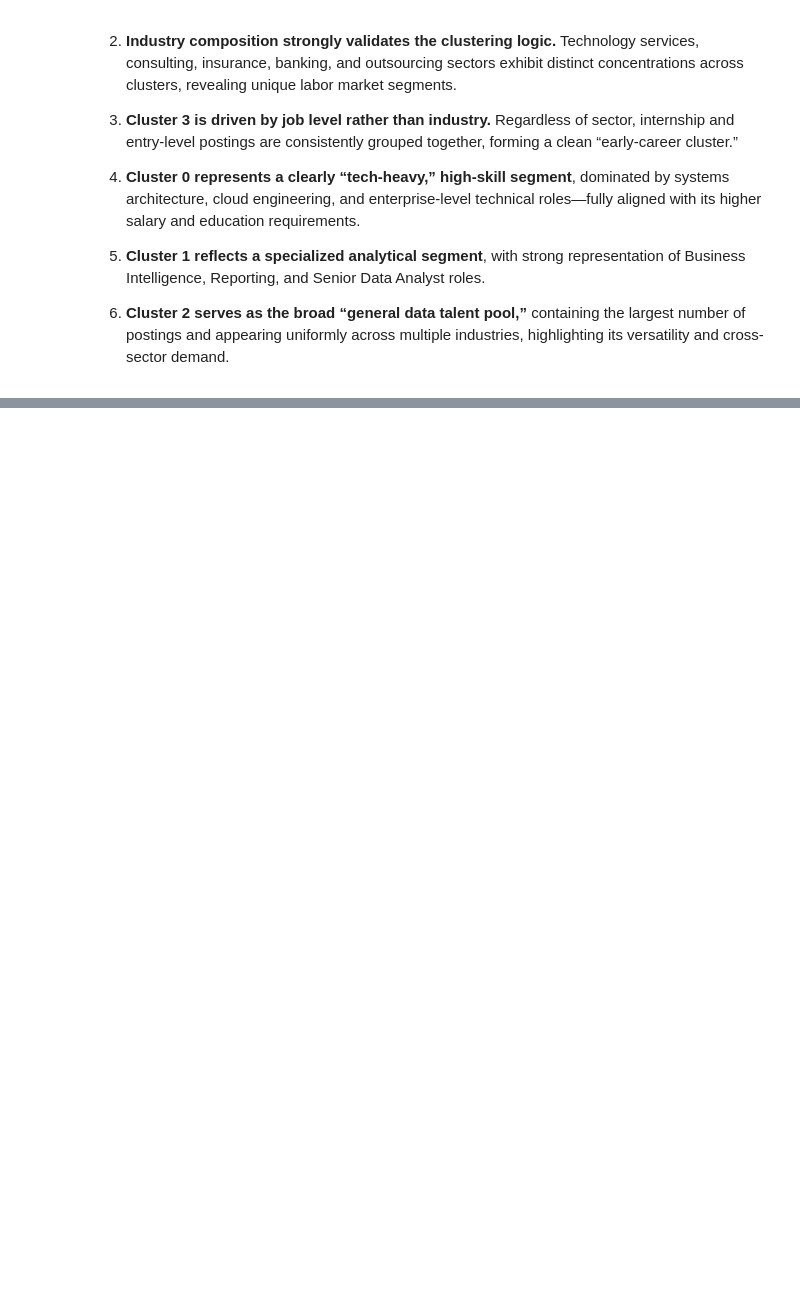
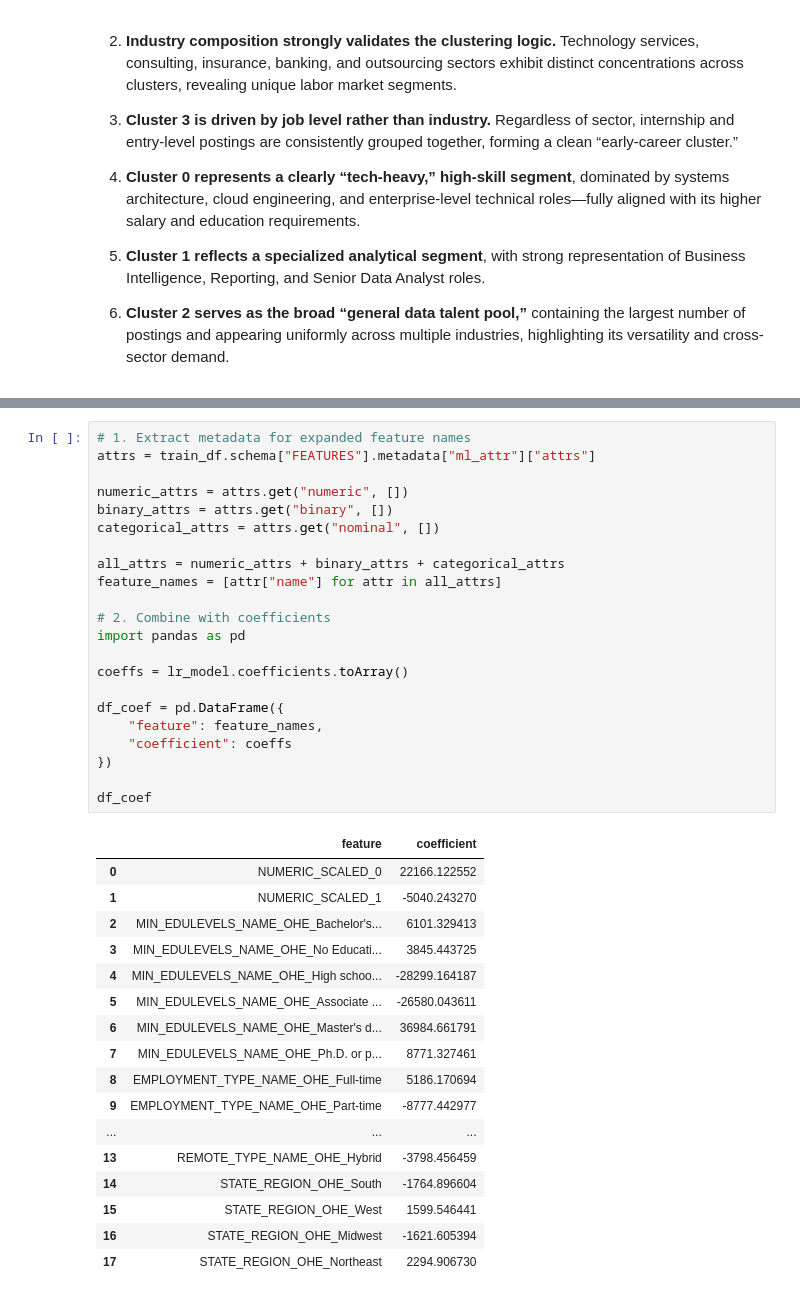
Before and after one commit to jiexnfan/ad688-employability-sp25A1-group2, a Jupyter notebook: tabs/ml_methods.ipynb, the cells around one changed output, grey strips where cells are left out. Drawn from its saved outputs; the diff is of its cells as text; blank space fills up the shorter version.

```diff
--- a/tabs/ml_methods.ipynb
+++ b/tabs/ml_methods.ipynb
@@ -813,0 +964,40 @@ top5.show(truncate=False)
+# %%
+# 1. Extract metadata for expanded feature names
+attrs = train_df.schema["FEATURES"].metadata["ml_attr"]["attrs"]
+
+numeric_attrs = attrs.get("numeric", [])
+binary_attrs = attrs.get("binary", [])
+categorical_attrs = attrs.get("nominal", [])
+
+all_attrs = numeric_attrs + binary_attrs + categorical_attrs
+feature_names = [attr["name"] for attr in all_attrs]
+
+# 2. Combine with coefficients
+import pandas as pd
+
+coeffs = lr_model.coefficients.toArray()
+
+df_coef = pd.DataFrame({
+    "feature": feature_names,
+    "coefficient": coeffs
+})
+
+df_coef
+# %% [output]
+|  | feature | coefficient |
+| 0 | NUMERIC_SCALED_0 | 22166.122552 |
+| 1 | NUMERIC_SCALED_1 | -5040.243270 |
+| 2 | MIN_EDULEVELS_NAME_OHE_Bachelor's... | 6101.329413 |
+| 3 | MIN_EDULEVELS_NAME_OHE_No Educati... | 3845.443725 |
+| 4 | MIN_EDULEVELS_NAME_OHE_High schoo... | -28299.164187 |
+| 5 | MIN_EDULEVELS_NAME_OHE_Associate ... | -26580.043611 |
+| 6 | MIN_EDULEVELS_NAME_OHE_Master's d... | 36984.661791 |
+| 7 | MIN_EDULEVELS_NAME_OHE_Ph.D. or p... | 8771.327461 |
+| 8 | EMPLOYMENT_TYPE_NAME_OHE_Full-time | 5186.170694 |
+| 9 | EMPLOYMENT_TYPE_NAME_OHE_Part-time | -8777.442977 |
+| ... | ... | ... |
+| 13 | REMOTE_TYPE_NAME_OHE_Hybrid | -3798.456459 |
+| 14 | STATE_REGION_OHE_South | -1764.896604 |
+| 15 | STATE_REGION_OHE_West | 1599.546441 |
+| 16 | STATE_REGION_OHE_Midwest | -1621.605394 |
+| 17 | STATE_REGION_OHE_Northeast | 2294.906730 |
```
Also changed, not shown: parts of 29 cells of this notebook.
